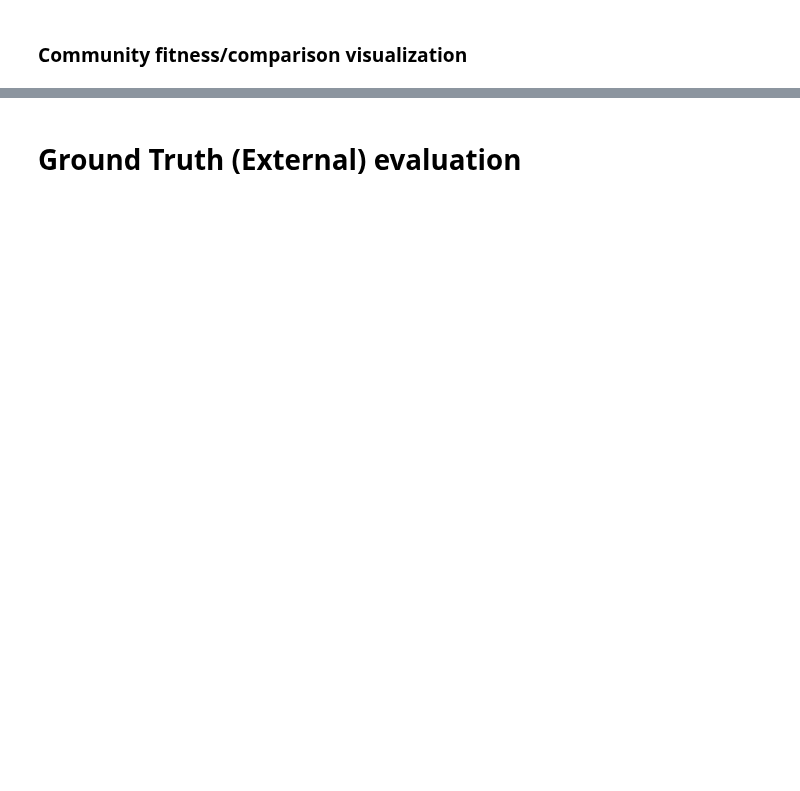
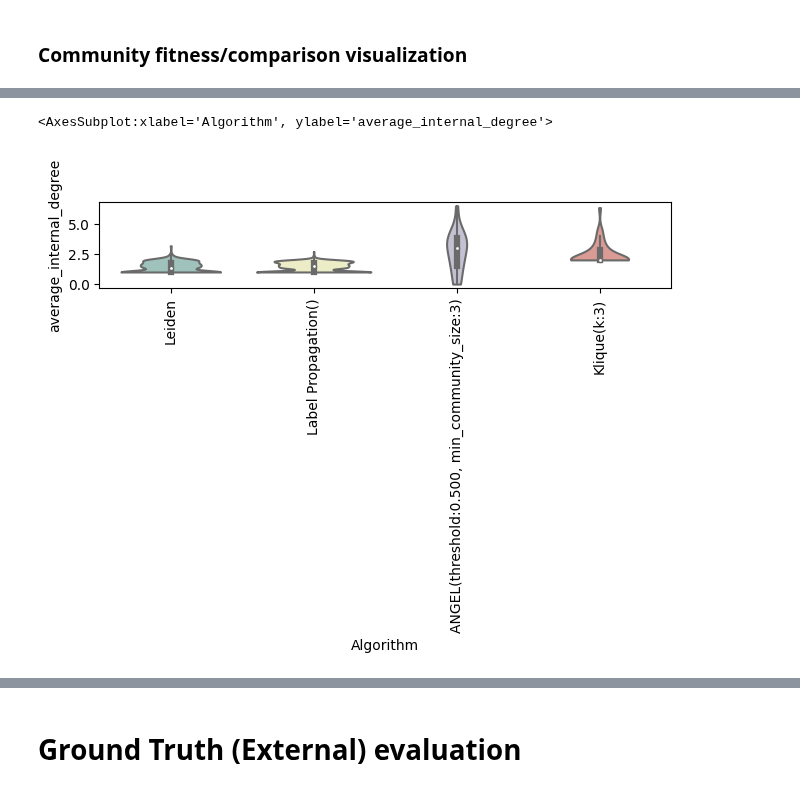
Before and after one commit to gatto/ds-network-analysis, a Jupyter notebook: py/project_tasks/Community Discovery.ipynb, the cells around one changed output, grey strips where cells are left out. Cells and saved outputs as stored; diff of their text form; code cells hidden in the pictures; blank space fills up the shorter version.

```diff
--- a/py/project_tasks/Community Discovery.ipynb
+++ b/py/project_tasks/Community Discovery.ipynb
@@ -482,0 +477,5 @@ viz.plot_com_stat([louvain, label_prop, angel, girvan_newman], evaluation.conduc
+# %%
+viz.plot_com_stat([louvain, label_prop, angel, k_clique], evaluation.average_internal_degree)
+# %% [output]
+<AxesSubplot:xlabel='Algorithm', ylabel='average_internal_degree'>
+[figure, added]
```
Also changed, not shown: parts of 81 cells of this notebook, 9 other files.
